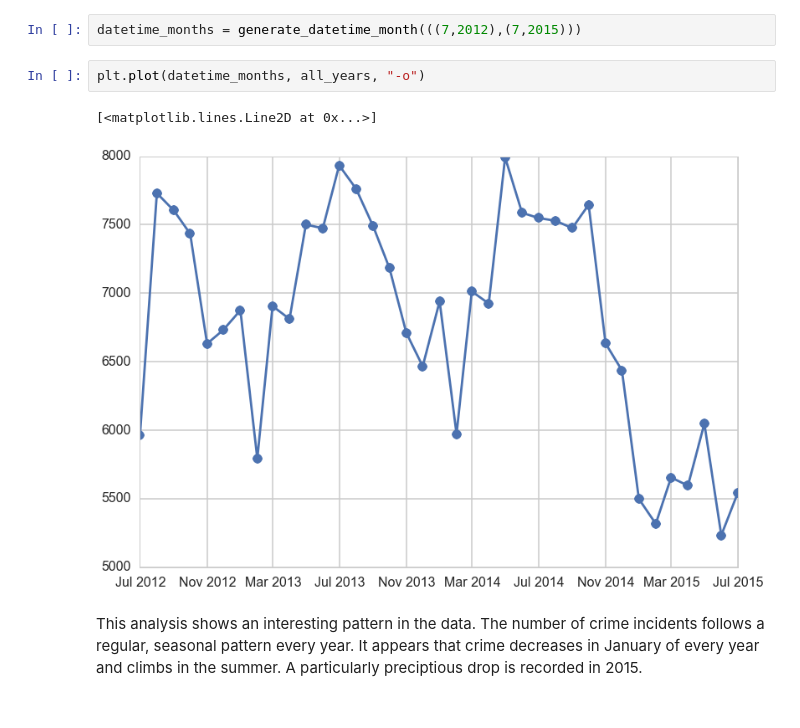
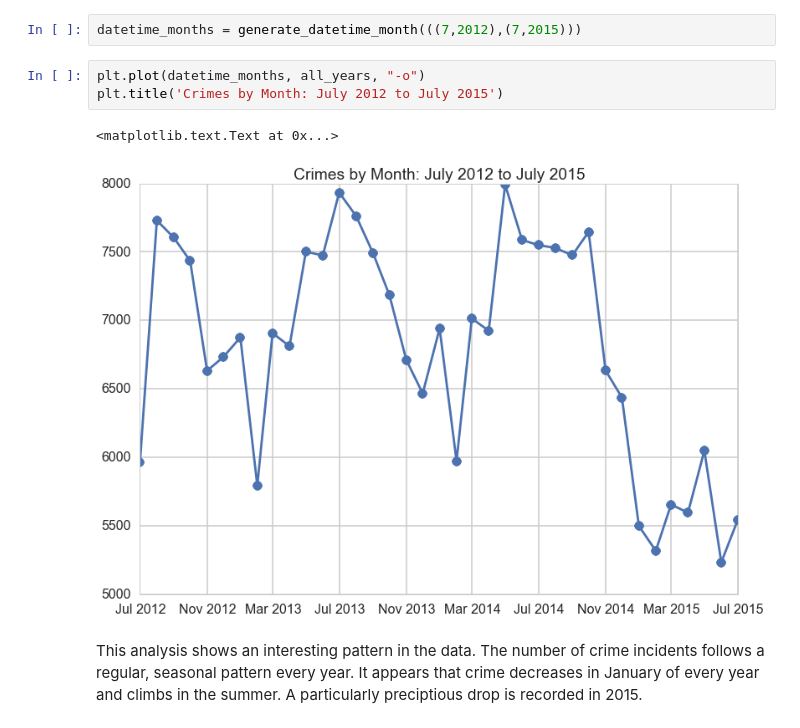
Before and after one commit to carlf312/109-Final-Project, a Jupyter notebook: Static Data.ipynb, the cells around one changed output. Cells and saved outputs as stored; diff of their text form.

```diff
--- a/Static Data.ipynb
+++ b/Static Data.ipynb
@@ -126,9 +128,10 @@ def generate_datetime_month(startendtuple):
 datetime_months = generate_datetime_month(((7,2012),(7,2015)))
 # %%
 plt.plot(datetime_months, all_years, "-o")
+plt.title('Crimes by Month: July 2012 to July 2015')
 # %% [output]
-[<matplotlib.lines.Line2D at 0x...>]
+<matplotlib.text.Text at 0x...>
-[figure, old version]
+[figure, new version]
 # %% [markdown]
 This analysis shows an interesting pattern in the data. The number of crime incidents follows a regular, seasonal pattern every year. It appears that crime decreases in January of every year and climbs in the summer. A particularly preciptious drop is recorded in 2015.
 # %% [markdown]
```
Also changed, not shown: parts of 2 cells of this notebook, 3 other files.
